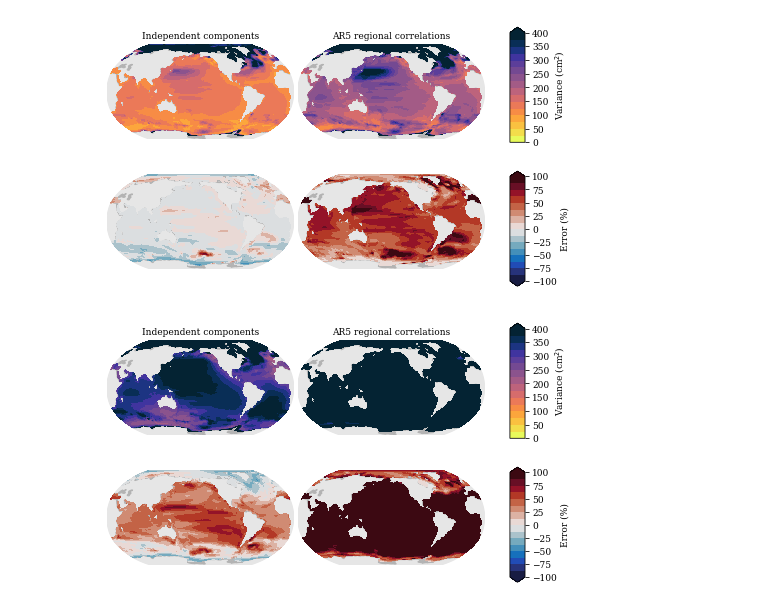
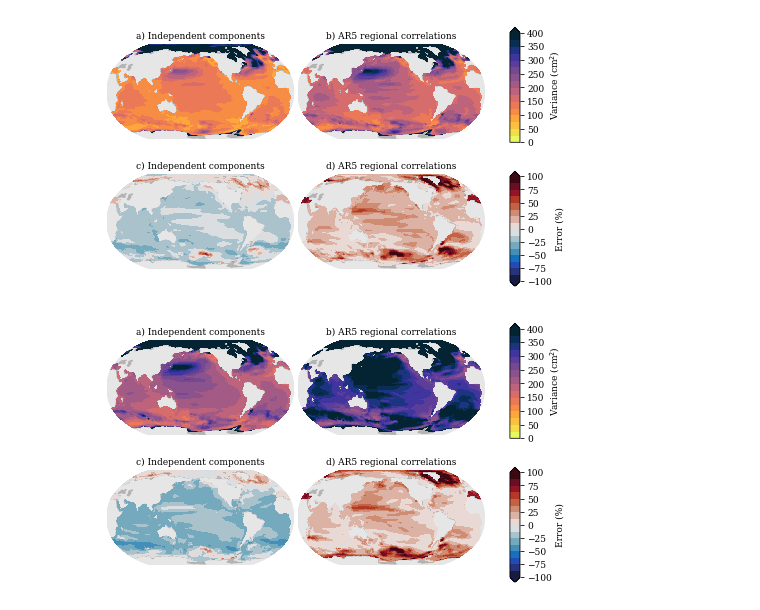
Before and after one commit to erwinlambert/codependence, a Jupyter notebook: plotcode/draftplot_totvar_error.ipynb, the cells around one changed output. Cells and saved outputs as stored; diff of their text form; code cells hidden in the pictures.

```diff
--- a/plotcode/draftplot_totvar_error.ipynb
+++ b/plotcode/draftplot_totvar_error.ipynb
@@ -40,57 +63,66 @@ cmap = plt.get_cmap('cmo.thermal_r',16)
 cmap2 = plt.get_cmap('cmo.balance',16)
 
 for s,scen in enumerate(['rcp45','rcp85']):
-    with xr.open_dataset(f'../data/totvar_comp_{scen}.nc') as ds:
+    with xr.open_dataset(f'../data/ensemble_reg_{scen}.nc') as ds:
+        lon = ds['lon'].values
+        lat = ds['lat'].values
         stdn = ds['stdn'].values
         glac = ds['glac'].values
         gsmb = ds['gsmb'].values
         asmb = ds['asmb'].values
         adyn = ds['adyn'].values
-        gdyn = ds['gdyn'].values
-        lws  = ds['lws'].values
-        gia  = ds['gia'].values
 
-        rsl = ds['rsl'].values
-        lon = ds['lon'].values
-        lat = ds['lat'].values
+    gdyn,lws,gia = proc(scen)
 
-    indep = stdn+glac+gsmb+asmb+adyn+gdyn+lws+gia
-    ar5   = (np.sqrt(stdn)+np.sqrt(gsmb)+np.sqrt(asmb))**2 + glac+adyn+gdyn+lws+gia
+    rsl = np.nanvar(stdn+glac+gsmb+asmb+adyn,axis=(0,1))
+    rsl+= np.nanvar(glac,axis=(0,1))+gdyn+lws+gia
+
+    vstdn = np.nanvar(stdn,axis=(0,1))
+    vglac = 2.*np.nanvar(glac,axis=(0,1))
+    vgsmb = np.nanvar(gsmb,axis=(0,1))
+    vasmb = np.nanvar(asmb,axis=(0,1))
+    vadyn = np.nanvar(adyn,axis=(0,1))
+
+
+    indep = vstdn+vglac+vgsmb+vasmb+vadyn+gdyn+lws+gia
+    ar5   = (np.sqrt(vstdn)+np.sqrt(vgsmb)+np.sqrt(vasmb))**2 + vglac+vadyn+gdyn+lws+gia
 
     fig = plt.figure()
 
     ax = fig.add_subplot(2,2,1,projection=ccrs.Robinson(central_longitude=200))
     im = ax.pcolormesh(lon,lat,indep,transform=ccrs.PlateCarree(),vmin=0,vmax=vmax,cmap=cmap)
-    ax.set_title('Independent components')
+    ax.set_title('a) Independent components')
     makeglobal(ax)
 
     ax = fig.add_subplot(2,2,2,projection=ccrs.Robinson(central_longitude=200))
     im = ax.pcolormesh(lon,lat,ar5,transform=ccrs.PlateCarree(),vmin=0,vmax=vmax,cmap=cmap)
-    ax.set_title('AR5 regional correlations')
+    ax.set_title('b) AR5 regional correlations')
     makeglobal(ax)
 
-    cax = fig.add_axes([.85,.55,.03,.4])
+    cax = fig.add_axes([.85,.55,.02,.4])
     cb = plt.colorbar(im,cax=cax,extend='max')
     cb.set_label('Variance (cm$^2$)')
 
     ax = fig.add_subplot(2,2,3,projection=ccrs.Robinson(central_longitude=200))
     im = ax.pcolormesh(lon,lat,100*(indep-rsl)/rsl,transform=ccrs.PlateCarree(),vmin=-vmax2,vmax=vmax2,cmap=cmap2)
+    ax.set_title('c) Independent components')
     makeglobal(ax)
 
     ax = fig.add_subplot(2,2,4,projection=ccrs.Robinson(central_longitude=200))
     im = ax.pcolormesh(lon,lat,100*(ar5-rsl)/rsl,transform=ccrs.PlateCarree(),vmin=-vmax2,vmax=vmax2,cmap=cmap2)
+    ax.set_title('d) AR5 regional correlations')
     makeglobal(ax)
 
-    cax = fig.add_axes([.85,.05,.03,.4])
+    cax = fig.add_axes([.85,.05,.02,.4])
     cb = plt.colorbar(im,cax=cax,extend='both')
     cb.set_label('Error (%)')
 
     figname = f'draftplot_totvar_error_{scen}.png'
 
     plt.savefig(f'../figures/{figname}',dpi=600)
     plt.savefig(f'../../../writing/codependence/figures/{figname}',dpi=600)
     plt.show()
     plt.close()
 # %% [output]
-[figure, old version]
+[figure, new version]
-[figure, old version]
+[figure, new version]
```
Also changed, not shown: parts of 1 cell of this notebook, 14 other files.
